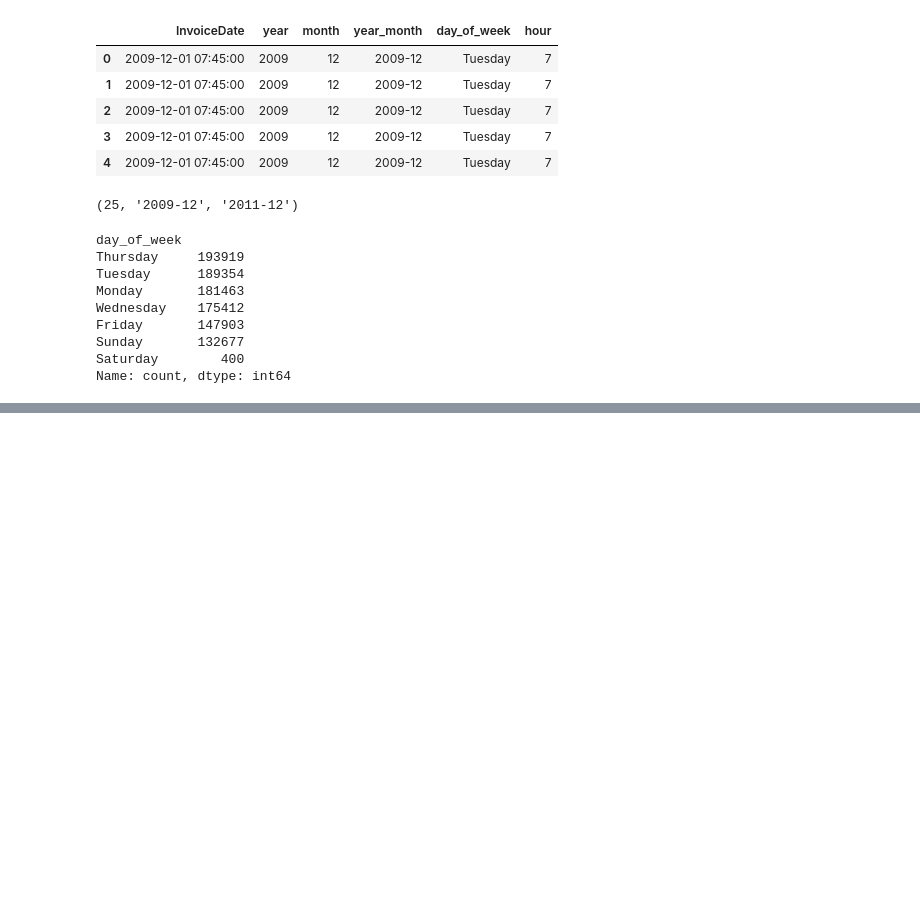
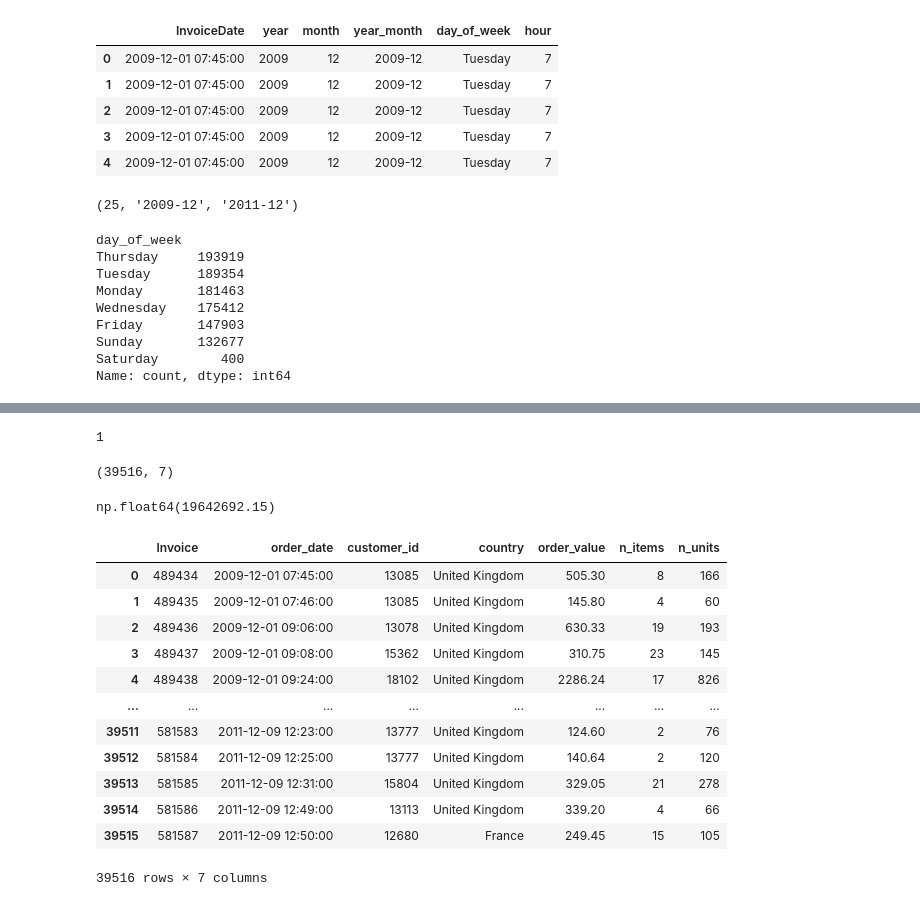
Before and after one commit to pranavsingla1207-byte/retailpulse, a Jupyter notebook: notebooks/02_feature_engineering.ipynb, the cells around one changed output, grey strips where cells are left out. Drawn from its saved outputs; the diff is of its cells as text; code cells hidden in the pictures; blank space fills up the shorter version.

Commit message:
Add order-level and customer-level tables

```diff
--- a/notebooks/02_feature_engineering.ipynb
+++ b/notebooks/02_feature_engineering.ipynb
@@ -101,0 +126,39 @@ Name: count, dtype: int64
+# %%
+df.groupby("Invoice")["is_cancelled"].nunique().max()
+# %% [output]
+1
+# %%
+sales = df[~df["is_cancelled"]]
+
+orders = sales.groupby("Invoice").agg(
+    order_date=("InvoiceDate", "min"),
+    customer_id=("Customer ID", "first"),
+    country=("Country", "first"),
+    order_value=("Revenue", "sum"),
+    n_items=("StockCode", "nunique"),
+    n_units=("Quantity", "sum"),
+).reset_index()
+
+orders.shape
+# %% [output]
+(39516, 7)
+# %%
+orders["order_value"].sum().round(2)
+# %% [output]
+np.float64(19642692.15)
+# %%
+orders
+# %% [output]
+|  | Invoice | order_date | customer_id | country | order_value | n_items | n_units |
+| 0 | 489434 | 2009-12-01 07:45:00 | 13085 | United Kingdom | 505.30 | 8 | 166 |
+| 1 | 489435 | 2009-12-01 07:46:00 | 13085 | United Kingdom | 145.80 | 4 | 60 |
+| 2 | 489436 | 2009-12-01 09:06:00 | 13078 | United Kingdom | 630.33 | 19 | 193 |
+| 3 | 489437 | 2009-12-01 09:08:00 | 15362 | United Kingdom | 310.75 | 23 | 145 |
+| 4 | 489438 | 2009-12-01 09:24:00 | 18102 | United Kingdom | 2286.24 | 17 | 826 |
+| ... | ... | ... | ... | ... | ... | ... | ... |
+| 39511 | 581583 | 2011-12-09 12:23:00 | 13777 | United Kingdom | 124.60 | 2 | 76 |
+| 39512 | 581584 | 2011-12-09 12:25:00 | 13777 | United Kingdom | 140.64 | 2 | 120 |
+| 39513 | 581585 | 2011-12-09 12:31:00 | 15804 | United Kingdom | 329.05 | 21 | 278 |
+| 39514 | 581586 | 2011-12-09 12:49:00 | 13113 | United Kingdom | 339.20 | 4 | 66 |
+| 39515 | 581587 | 2011-12-09 12:50:00 | 12680 | France | 249.45 | 15 | 105 |
+39516 rows × 7 columns
```
Also changed, not shown: parts of 9 cells of this notebook.
